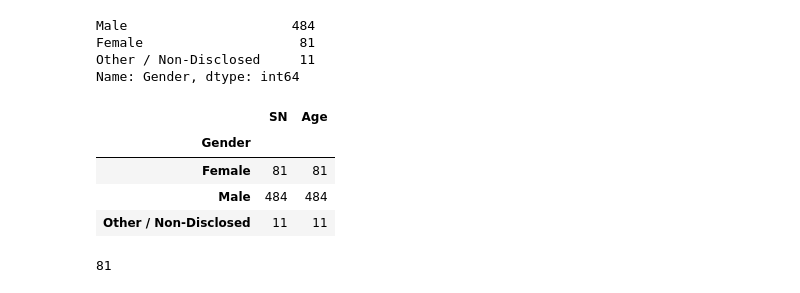
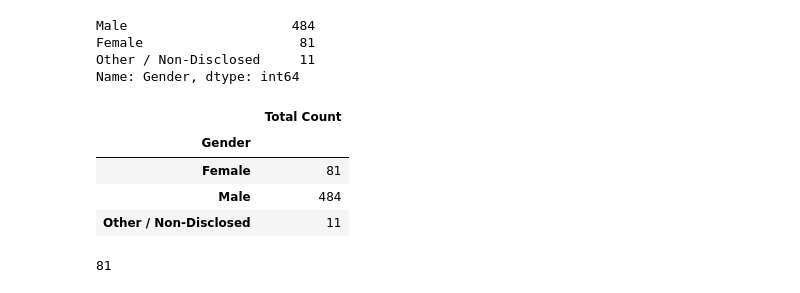
Before and after one commit to LexiJess/Pandas_Challenge, a Jupyter notebook: HeroesOfPymoli/HeroesOfPymoli_Jupyter.ipynb, the cells around one changed output. Saved outputs shown, nothing was run; the diff lists cells and outputs as text; code cells hidden in the pictures.

```diff
--- a/HeroesOfPymoli/HeroesOfPymoli_Jupyter.ipynb
+++ b/HeroesOfPymoli/HeroesOfPymoli_Jupyter.ipynb
@@ -154,17 +154,18 @@ Other / Non-Disclosed     11
 Name: Gender, dtype: int64
 # %%
 player_sexes=playerdatadropduplicates.groupby('Gender').count()
+player_sexes["Total Count"]=gender_counts
+
+player_sexes=player_sexes.drop(["SN", "Age"], axis=1)
 
 
-
-#player_sexes=player_sexes.dropna()
 player_sexes
 # %% [output]
-|  | SN | Age |
-| Gender |  |  |
-| Female | 81 | 81 |
-| Male | 484 | 484 |
-| Other / Non-Disclosed | 11 | 11 |
+|  | Total Count |
+| Gender |  |
+| Female | 81 |
+| Male | 484 |
+| Other / Non-Disclosed | 11 |
 # %%
 female_players=player_sexes.loc["Female", "SN"]
 female_players
```
Also changed, not shown: parts of 5 cells of this notebook.
